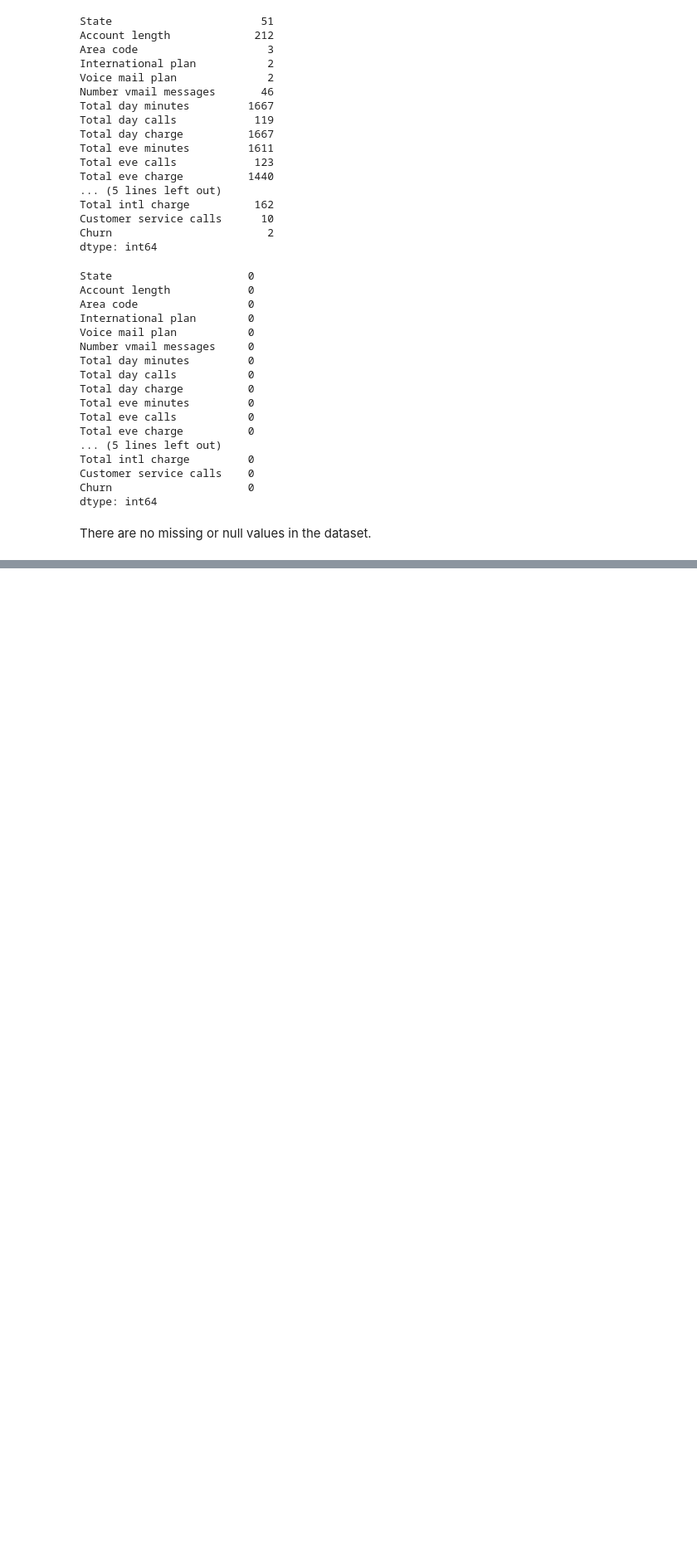
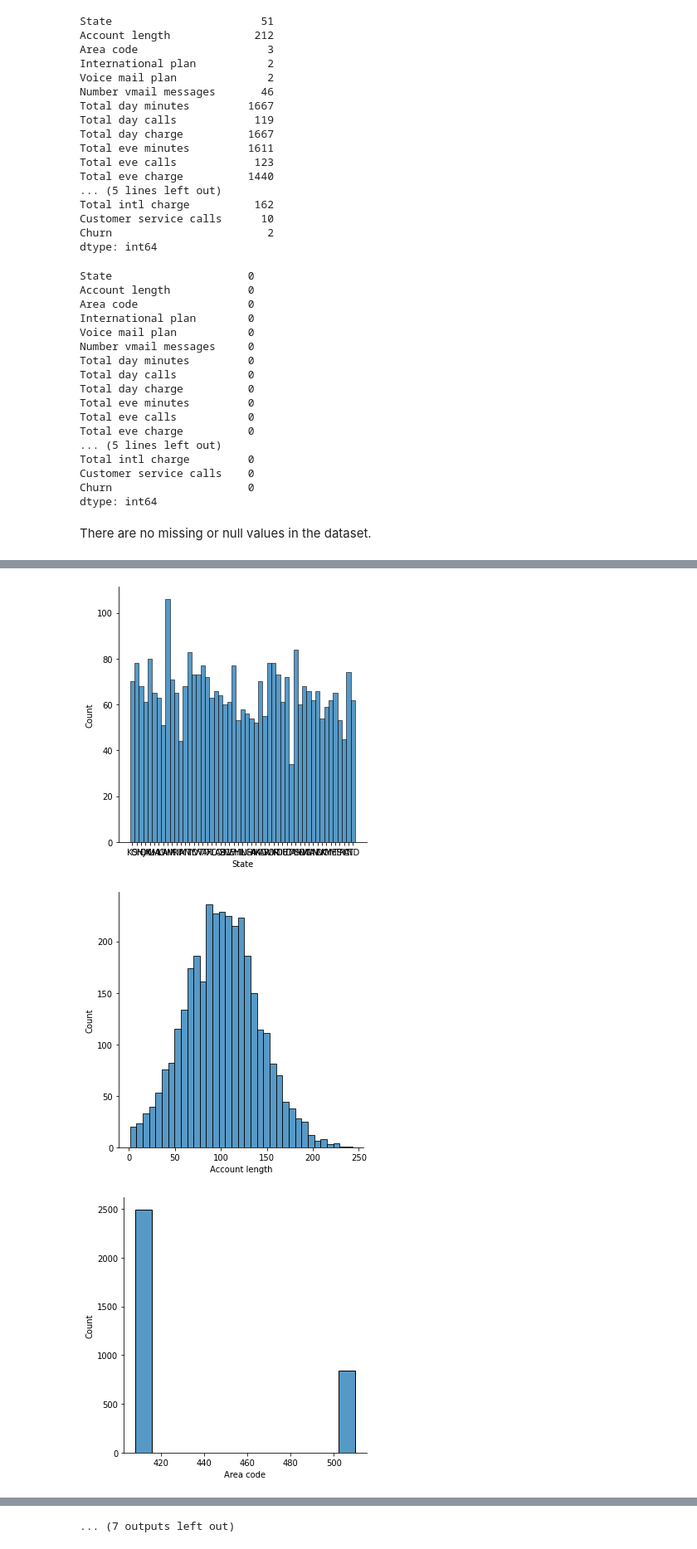
Before and after one commit to Prateek04Gupta/Telecom-Churn---EDA, a Jupyter notebook: Telecom_Churn_Analysis_Capstone_Project.ipynb, the cells around one changed output, grey strips where cells are left out. Shown at 83% size. Drawn from its saved outputs; the diff is of its cells as text; code cells hidden in the pictures; blank space fills up the shorter version.

```diff
--- a/Telecom_Churn_Analysis_Capstone_Project.ipynb
+++ b/Telecom_Churn_Analysis_Capstone_Project.ipynb
@@ -140,3 +140,7 @@ Churn                     0
 dtype: int64
 # %% [markdown]
 There are no missing or null values in the dataset.
+# %%
+#taking all the columns apart from churn column
+columns = df.columns[:-1]
+print(columns)
@@ -142,0 +155,8 @@ There are no missing or null values in the dataset.
+# %%
+#distribution plot for columns
+for col in columns:
+  sns.displot(x=df[col])
+# %% [output]
+[figure, added]
+[figure, added]
+[figure, added]
@@ -142,0 +172 @@ There are no missing or null values in the dataset.
+... (7 outputs left out)
```
Also changed, not shown: parts of 7 cells of this notebook.
